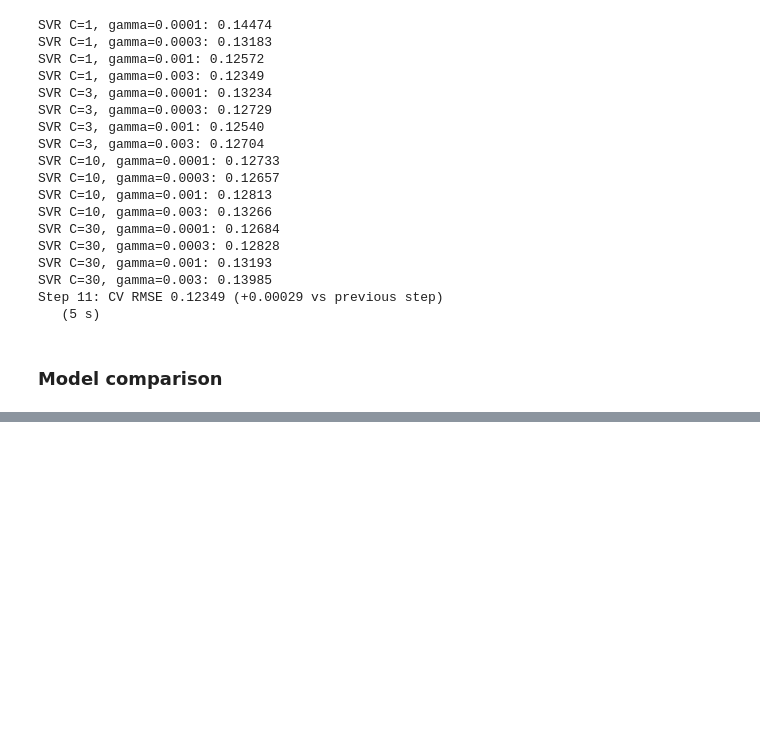
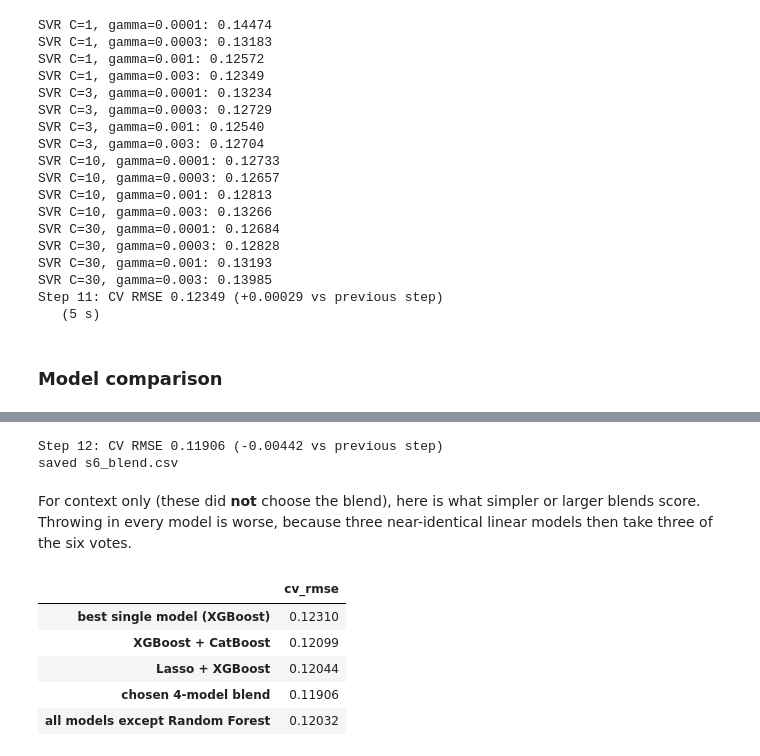
Before and after one commit to Victorshek412/kaggle-house-prices, a Jupyter notebook: v2/house_prices_v2.ipynb, the cells around one changed output, grey strips where cells are left out. Drawn from its saved outputs; the diff is of its cells as text; code cells hidden in the pictures; blank space fills up the shorter version.

```diff
--- a/v2/house_prices_v2.ipynb
+++ b/v2/house_prices_v2.ipynb
@@ -743,0 +794,32 @@ comparison.round(5)
+# %%
+blend_names = ["lasso", "xgb", "catboost", "svr"]
+blend_oof = np.mean([oof[name] for name in blend_names], axis=0)
+blend_test = np.mean([test_preds[name] for name in blend_names], axis=0)
+blend_score = np.sqrt(np.mean((y_log - blend_oof) ** 2))
+record("12", "Blend: Lasso + XGBoost + CatBoost + SVR, equal weights", blend_score)
+save_submission("s6_blend", blend_test)
+# %% [output]
+Step 12: CV RMSE 0.11906 (-0.00442 vs previous step)
+saved s6_blend.csv
+# %% [markdown]
+For context only (these did **not** choose the blend), here is what simpler or larger
+blends score. Throwing in every model is worse, because three near-identical linear models
+then take three of the six votes.
+# %%
+def blend_rmse(chosen):
+    return np.sqrt(np.mean((y_log - np.mean([oof[n] for n in chosen], axis=0)) ** 2))
+
+pd.Series({
+    "best single model (XGBoost)": comparison.cv_rmse.min(),
+    "XGBoost + CatBoost": blend_rmse(["xgb", "catboost"]),
+    "Lasso + XGBoost": blend_rmse(["lasso", "xgb"]),
+    "chosen 4-model blend": blend_score,
+    "all models except Random Forest": blend_rmse([n for n in names if n != "rf"]),
+}).round(5).to_frame("cv_rmse")
+# %% [output]
+|  | cv_rmse |
+| best single model (XGBoost) | 0.12310 |
+| XGBoost + CatBoost | 0.12099 |
+| Lasso + XGBoost | 0.12044 |
+| chosen 4-model blend | 0.11906 |
+| all models except Random Forest | 0.12032 |
```
Also changed, not shown: parts of 13 cells of this notebook, 9 other files.
